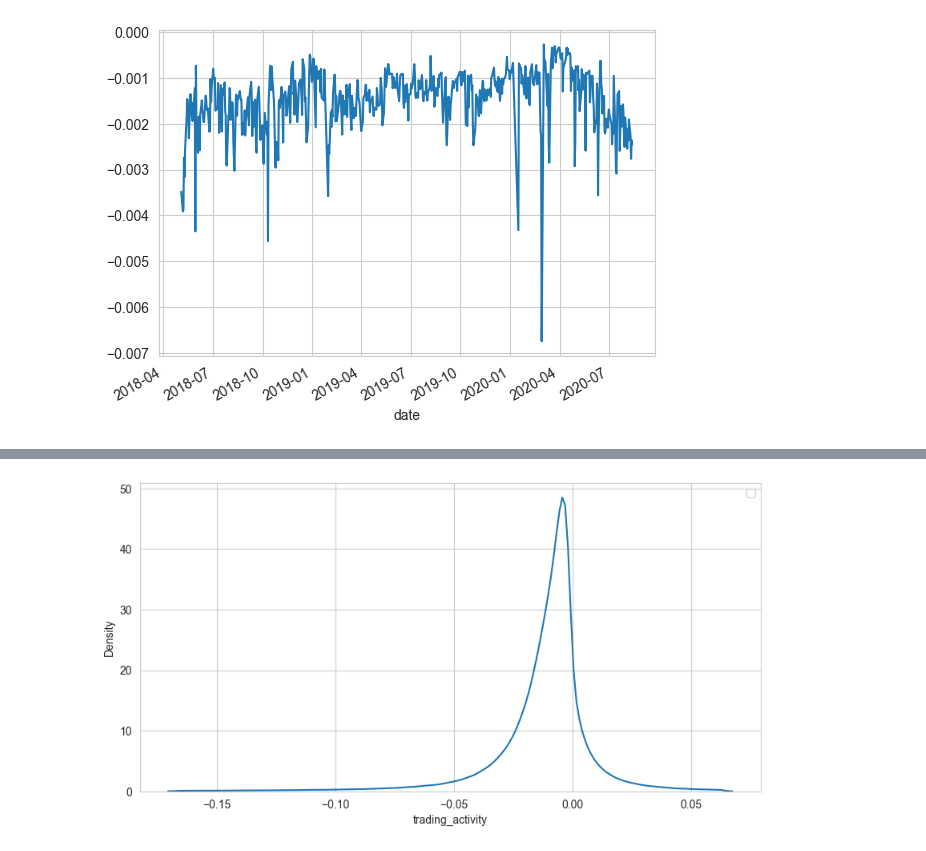
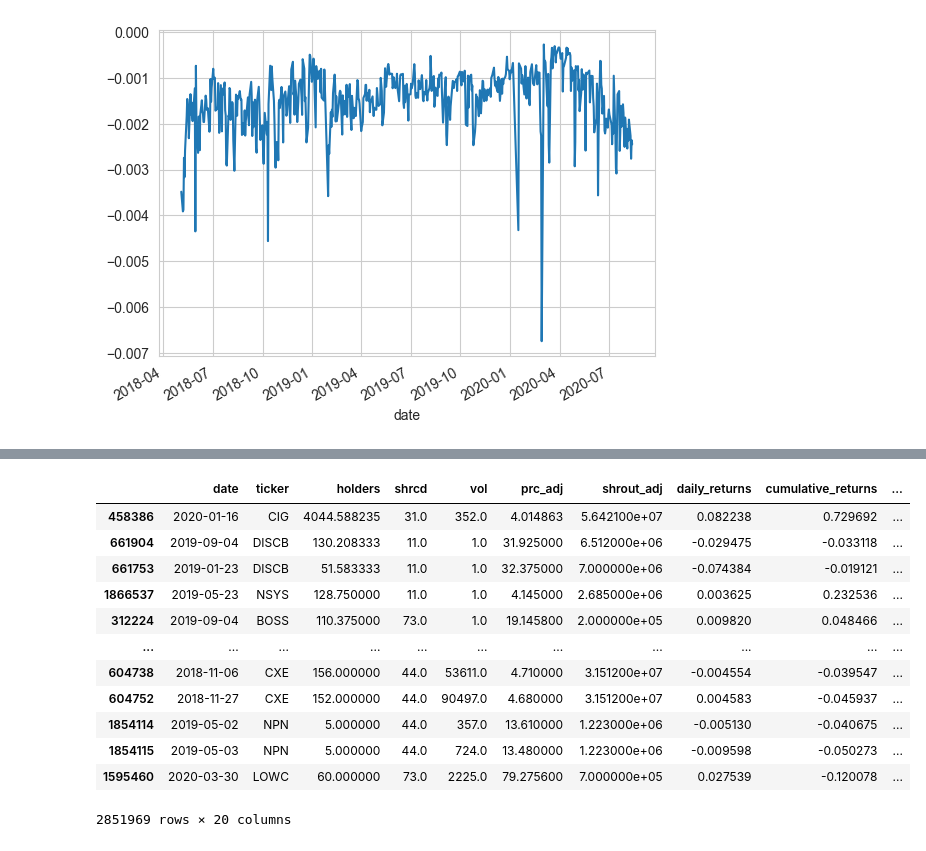
Before and after one commit to FedericoCortesi/Robinhood_data, a Jupyter notebook: test.ipynb, the cells around one changed output, grey strips where cells are left out. Saved outputs shown, nothing was run; the diff lists cells and outputs as text; code cells hidden in the pictures.

```diff
--- a/test.ipynb
+++ b/test.ipynb
@@ -1126,6 +1124,10 @@ df_sold["activity"].plot()
 # %%
-df["excess_holders_change"] = df["holders_change_pct"] - df["total_holders_change"]
-df["excess_holders_change"] = df["excess_holders_change"].replace(np.inf, np.nan)
-df.dropna(inplace=True, subset="excess_holders_change")
-df["excess_holders_change"].describe()
+df["retail_activity"] = df["holders_change_diff"].abs() / df["vol"]
+
+df = df.replace([np.inf, -np.inf], np.nan)
+df = df.dropna(subset="retail_activity")
+
+
+
+df["retail_activity"].describe()
 # %% [output]
@@ -1147,23 +1143,16 @@ Name: trading_activity, dtype: float64
-# %%
-# Compute percentiles
-lower = df["trading_activity"].quantile(0.01)
-upper = df["trading_activity"].quantile(0.99)
-
-# Filter data between 10th and 90th percentile
-df_plot = df["trading_activity"][(df["trading_activity"] >= lower) & (df["trading_activity"] <= upper)]
-sns.set_style("whitegrid")
-
-plt.figure(figsize=(10, 5))  # Set figure size
-sns.kdeplot(data=df_plot)
-
-# Formatting
-#plt.xlabel('Date', fontsize=12)
-#plt.ylabel('Positions', fontsize=12)
-#plt.title('Total Number of Daily Open Positions over Time', fontsize=14)
-plt.xticks(rotation=0)  # Rotate x-axis labels for better readability
-plt.legend()
-
-# Show the plot
-plt.show()
-# %% [output]
-[figure, removed]
+# %%
+df.sort_values("retail_activity", ascending=False)
+# %% [output]
+|  | date | ticker | holders | shrcd | vol | prc_adj | shrout_adj | daily_returns | cumulative_returns | ... |
+| 458386 | 2020-01-16 | CIG | 4044.588235 | 31.0 | 352.0 | 4.014863 | 5.642100e+07 | 0.082238 | 0.729692 | ... |
+| 661904 | 2019-09-04 | DISCB | 130.208333 | 11.0 | 1.0 | 31.925000 | 6.512000e+06 | -0.029475 | -0.033118 | ... |
+| 661753 | 2019-01-23 | DISCB | 51.583333 | 11.0 | 1.0 | 32.375000 | 7.000000e+06 | -0.074384 | -0.019121 | ... |
+| 1866537 | 2019-05-23 | NSYS | 128.750000 | 11.0 | 1.0 | 4.145000 | 2.685000e+06 | 0.003625 | 0.232536 | ... |
+| 312224 | 2019-09-04 | BOSS | 110.375000 | 73.0 | 1.0 | 19.145800 | 2.000000e+05 | 0.009820 | 0.048466 | ... |
+| ... | ... | ... | ... | ... | ... | ... | ... | ... | ... | ... |
+| 604738 | 2018-11-06 | CXE | 156.000000 | 44.0 | 53611.0 | 4.710000 | 3.151200e+07 | -0.004554 | -0.039547 | ... |
+| 604752 | 2018-11-27 | CXE | 152.000000 | 44.0 | 90497.0 | 4.680000 | 3.151200e+07 | 0.004583 | -0.045937 | ... |
+| 1854114 | 2019-05-02 | NPN | 5.000000 | 44.0 | 357.0 | 13.610000 | 1.223000e+06 | -0.005130 | -0.040675 | ... |
+| 1854115 | 2019-05-03 | NPN | 5.000000 | 44.0 | 724.0 | 13.480000 | 1.223000e+06 | -0.009598 | -0.050273 | ... |
+| 1595460 | 2020-03-30 | LOWC | 60.000000 | 73.0 | 2225.0 | 79.275600 | 7.000000e+05 | 0.027539 | -0.120078 | ... |
+2851969 rows × 20 columns
```
Also changed, not shown: parts of 7 cells of this notebook, 2 other files.
